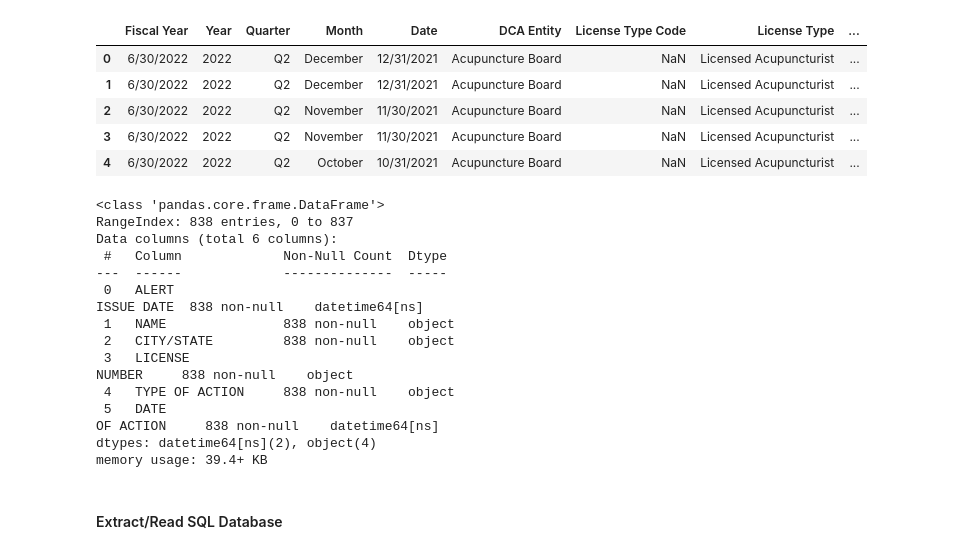
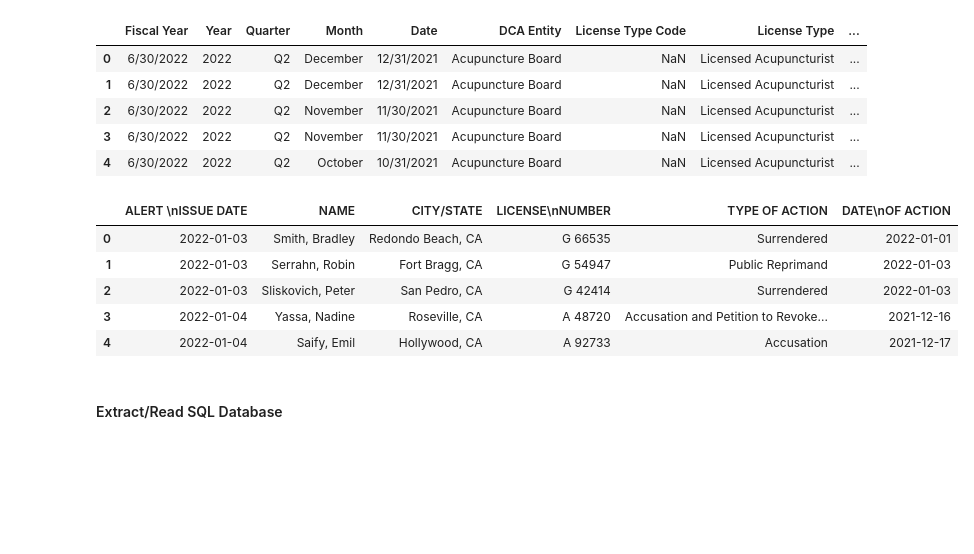
Before and after one commit to lleiva25/California-Medical-Board-2022, a Jupyter notebook: CA Medical Board.ipynb, the cells around one changed output. Cells and saved outputs as stored; diff of their text form; code cells hidden in the pictures; blank space fills up the shorter version.

```diff
--- a/CA Medical Board.ipynb
+++ b/CA Medical Board.ipynb
@@ -5,8 +5,8 @@
 # %%
 import pandas as pd
 
-licensing_csv_url = '/Users/leslieleiva/Documents/GitHub/California-Medical-Board/Resources/LIcensing_performance_data_2022.csv'
-disciplinary_xlsx_url = '/Users/leslieleiva/Documents/GitHub/California-Medical-Board/Resources/Disciplinary-Alert-Actions-2022.xlsx'
+licensing_csv_url = '/Users/leslieleiva/Documents/GitHub/California-Medical-Board-2022/Resources/LIcensing_performance_data_2022.csv'
+disciplinary_xlsx_url = '/Users/leslieleiva/Documents/GitHub/California-Medical-Board-2022/Resources/Disciplinary-Alert-Actions-2022.xlsx'
 
 licensing_df = pd.DataFrame(pd.read_csv(licensing_csv_url))
 disciplinary_df = pd. DataFrame(pd.read_excel(disciplinary_xlsx_url))
@@ -20,24 +20,14 @@ licensing_df.head()
 | 3 | 6/30/2022 | 2022 | Q2 | November | 11/30/2021 | Acupuncture Board | NaN | Licensed Acupuncturist | ... |
 | 4 | 6/30/2022 | 2022 | Q2 | October | 10/31/2021 | Acupuncture Board | NaN | Licensed Acupuncturist | ... |
 # %%
-disciplinary_df.info()
+disciplinary_df.head()
 # %% [output]
-<class 'pandas.core.frame.DataFrame'>
-RangeIndex: 838 entries, 0 to 837
-Data columns (total 6 columns):
- #   Column             Non-Null Count  Dtype
----  ------             --------------  -----
- 0   ALERT
-ISSUE DATE  838 non-null    datetime64[ns]
- 1   NAME               838 non-null    object
- 2   CITY/STATE         838 non-null    object
- 3   LICENSE
-NUMBER     838 non-null    object
- 4   TYPE OF ACTION     838 non-null    object
- 5   DATE
-OF ACTION     838 non-null    datetime64[ns]
-dtypes: datetime64[ns](2), object(4)
-memory usage: 39.4+ KB
+|  | ALERT \nISSUE DATE | NAME | CITY/STATE | LICENSE\nNUMBER | TYPE OF ACTION | DATE\nOF ACTION |
+| 0 | 2022-01-03 | Smith, Bradley | Redondo Beach, CA | G 66535 | Surrendered | 2022-01-01 |
+| 1 | 2022-01-03 | Serrahn, Robin | Fort Bragg, CA | G 54947 | Public Reprimand | 2022-01-03 |
+| 2 | 2022-01-03 | Sliskovich, Peter | San Pedro, CA | G 42414 | Surrendered | 2022-01-03 |
+| 3 | 2022-01-04 | Yassa, Nadine | Roseville, CA | A 48720 | Accusation and Petition to Revoke... | 2021-12-16 |
+| 4 | 2022-01-04 | Saify, Emil | Hollywood, CA | A 92733 | Accusation | 2021-12-17 |
 # %% [markdown]
 <H4>Extract/Read SQL Database</H4>
 # %%
```
Also changed, not shown: parts of 12 cells of this notebook, 3 other files.
